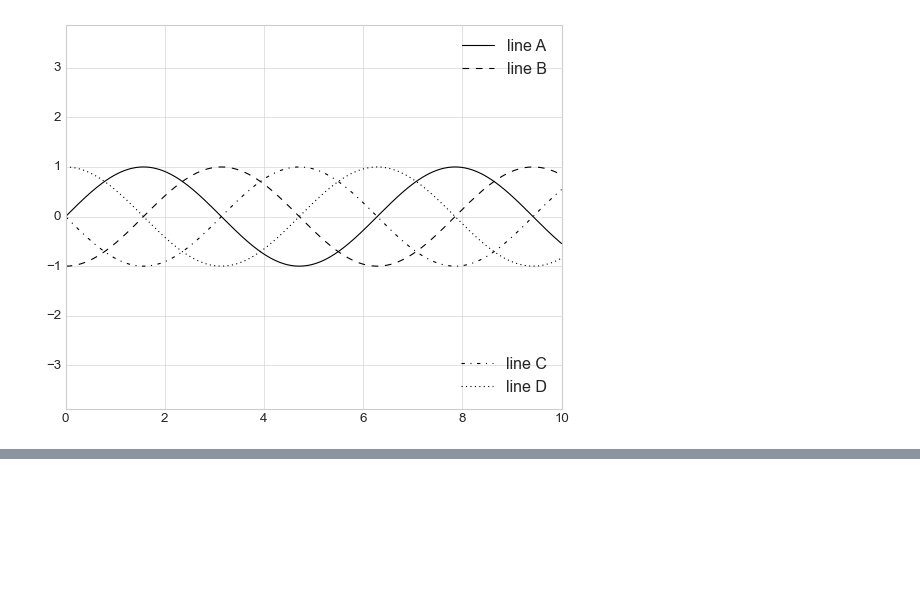
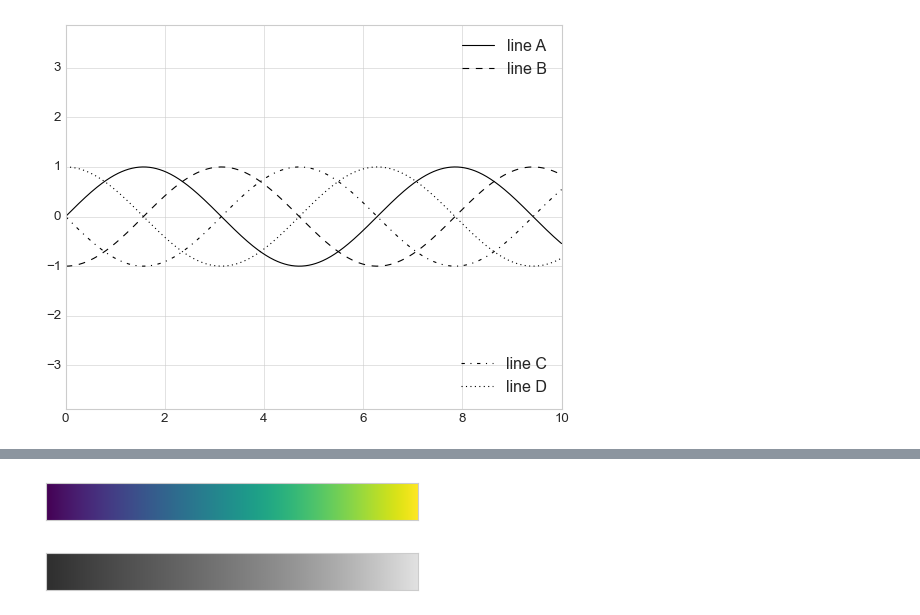
Before and after one commit to Felecort/DS-Rush, a Jupyter notebook: src/DS_handbook/5_plots_features.ipynb, the cells around one changed output, grey strips where cells are left out. Cells and saved outputs as stored; diff of their text form; code cells hidden in the pictures; blank space fills up the shorter version.

```diff
--- a/src/DS_handbook/5_plots_features.ipynb
+++ b/src/DS_handbook/5_plots_features.ipynb
@@ -550,0 +599,4 @@ ax.add_artist(leg);
+# %%
+view_colormap('viridis')
+# %% [output]
+[figure, added]
```
Also changed, not shown: parts of 43 cells of this notebook.
